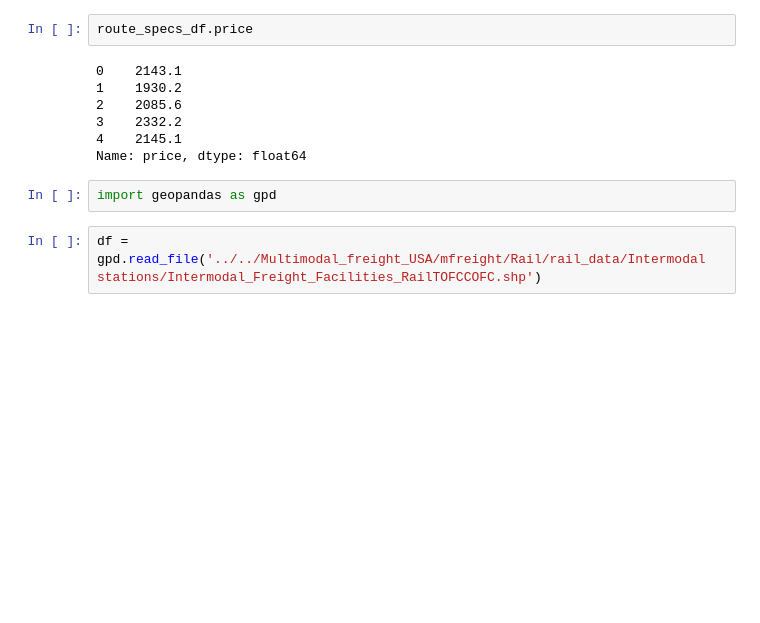
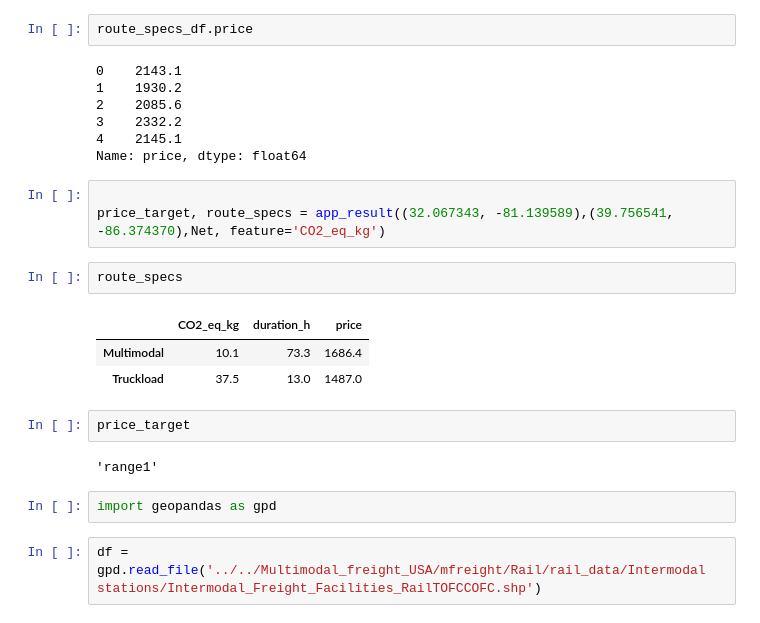
Before and after one commit to Labulitiolle/Multimodal_freight_USA, a Jupyter notebook: Notebooks/App_wrapper.ipynb, the cells around one changed output. Cells and saved outputs as stored; diff of their text form; blank space fills up the shorter version.

```diff
--- a/Notebooks/App_wrapper.ipynb
+++ b/Notebooks/App_wrapper.ipynb
@@ -169,6 +169,19 @@ route_specs_df.price
 3    2332.2
 4    2145.1
 Name: price, dtype: float64
+# %%
+
+price_target, route_specs = app_result((32.067343, -81.139589),(39.756541, -86.374370),Net, feature='CO2_eq_kg')
+# %%
+route_specs
+# %% [output]
+|  | CO2_eq_kg | duration_h | price |
+| Multimodal | 10.1 | 73.3 | 1686.4 |
+| Truckload | 37.5 | 13.0 | 1487.0 |
+# %%
+price_target
+# %% [output]
+'range1'
 # %%
 import geopandas as gpd
 # %%
```
Also changed, not shown: 16 other files.
